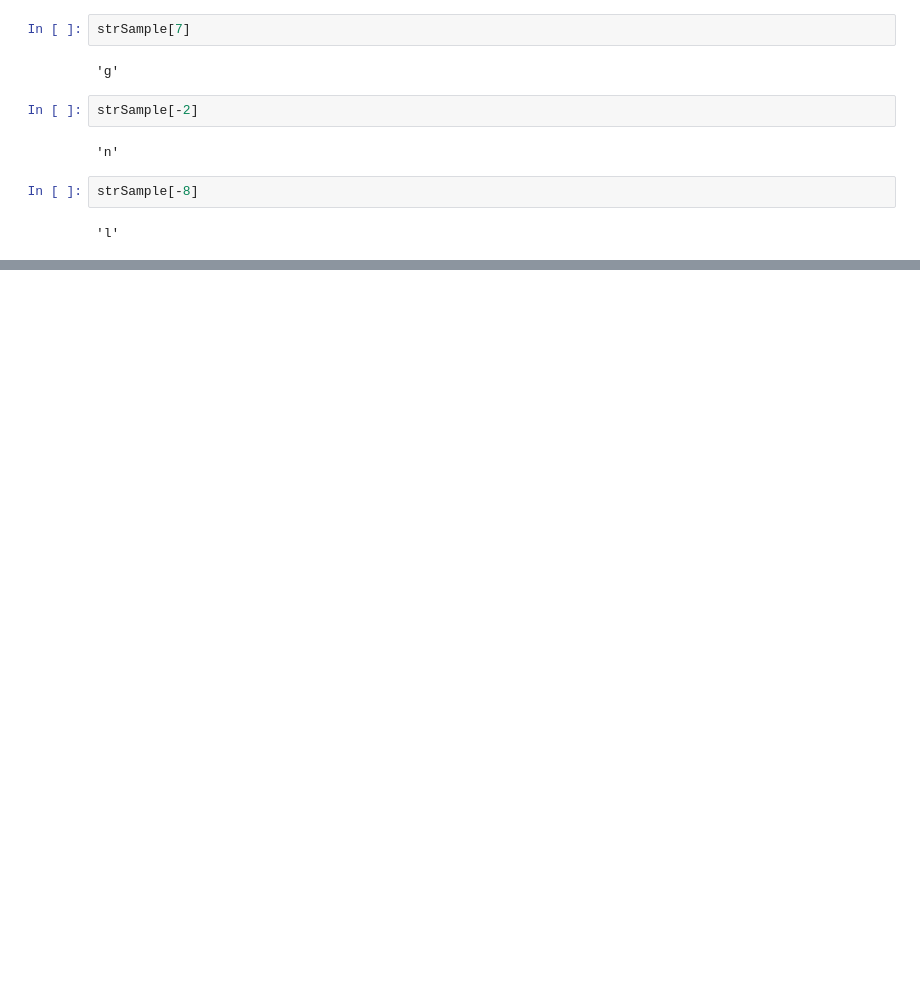
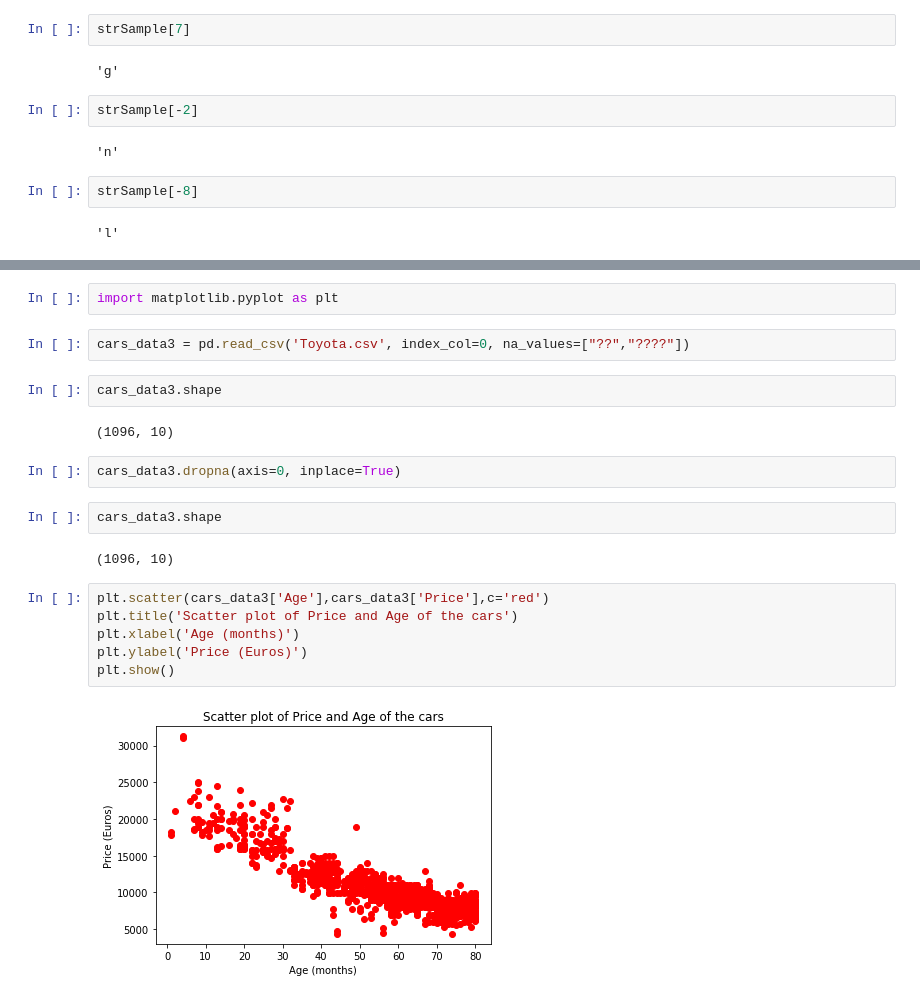
Before and after one commit to MaheshChavan1264/PythonForDataScience, a Jupyter notebook: Week2.ipynb, the cells around one changed output, grey strips where cells are left out. Cells and saved outputs as stored; diff of their text form; blank space fills up the shorter version.

```diff
--- a/Week2.ipynb
+++ b/Week2.ipynb
@@ -133,0 +987,22 @@ strSample[-8]
+# %%
+import matplotlib.pyplot as plt
+# %%
+cars_data3 = pd.read_csv('Toyota.csv', index_col=0, na_values=["??","????"])
+# %%
+cars_data3.shape
+# %% [output]
+(1096, 10)
+# %%
+cars_data3.dropna(axis=0, inplace=True)
+# %%
+cars_data3.shape
+# %% [output]
+(1096, 10)
+# %%
+plt.scatter(cars_data3['Age'],cars_data3['Price'],c='red')
+plt.title('Scatter plot of Price and Age of the cars')
+plt.xlabel('Age (months)')
+plt.ylabel('Price (Euros)')
+plt.show()
+# %% [output]
+[figure, added]
```
Also changed, not shown: parts of 126 cells of this notebook, 4 other files.
